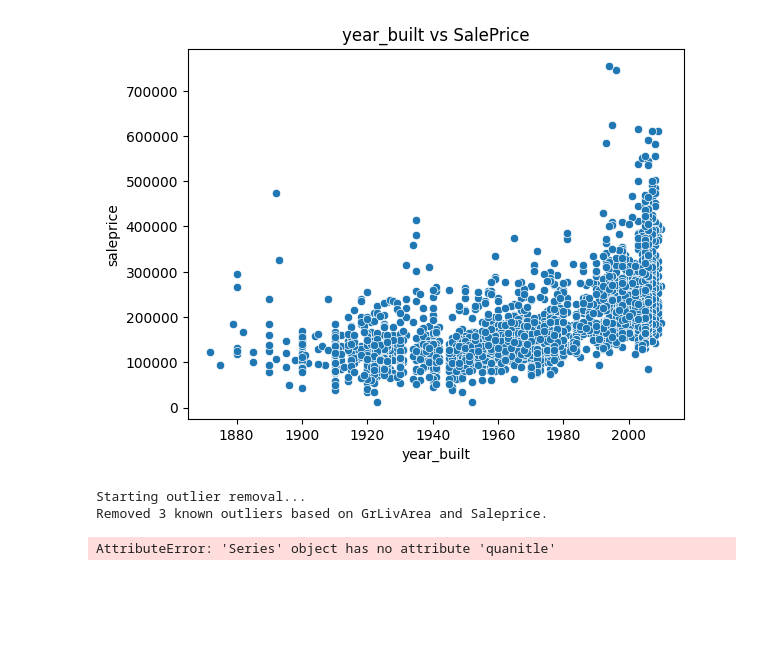
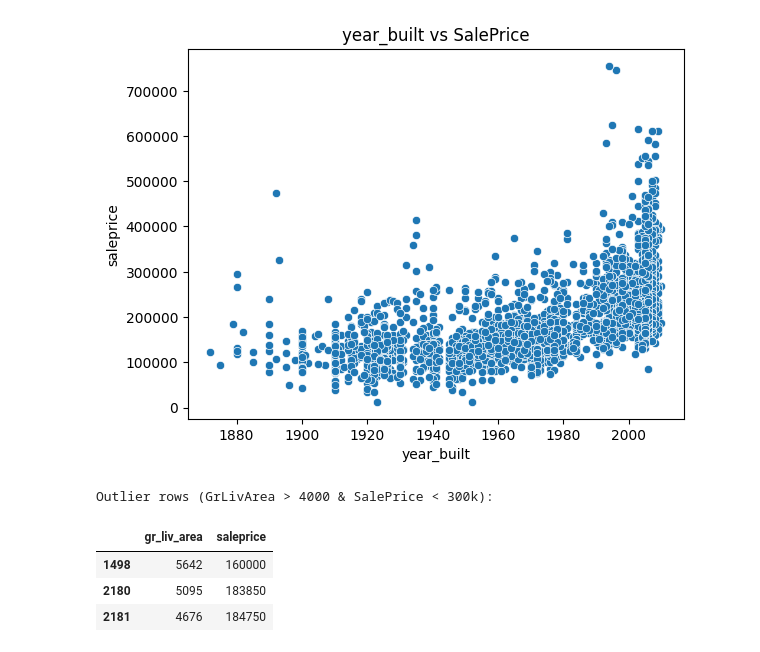
Before and after one commit to sahilrw/house-price-predictor, a Jupyter notebook: notebooks/01_eda.ipynb, the cells around one changed output. Cells and saved outputs as stored; diff of their text form; code cells hidden in the pictures; blank space fills up the shorter version.

```diff
--- a/notebooks/01_eda.ipynb
+++ b/notebooks/01_eda.ipynb
@@ -385,12 +385,13 @@ for col in features_to_check:
 [figure]
 [figure]
 [figure]
-# %%
-iqr_columns = ['gr_liv_area', 'lot_area', 'total_bsmt_sf', '1st_flr_sf', '2nd_flr_sf',
-    'garage_area', 'garage_cars', 'mas_vnr_area', 'overall_qual', 'year_built']
-
-df_clean = remove_extreme_outliers(df, iqr_columns=iqr_columns)
-# %% [output]
-Starting outlier removal...
-Removed 3 known outliers based on GrLivArea and Saleprice.
-AttributeError: 'Series' object has no attribute 'quanitle'
+# %%
+outlier_rows = df[((df['gr_liv_area'] > 4000) & (df['saleprice'] < 300000))]
+print("Outlier rows (GrLivArea > 4000 & SalePrice < 300k):")
+display(outlier_rows[['gr_liv_area', 'saleprice']])
+# %% [output]
+Outlier rows (GrLivArea > 4000 & SalePrice < 300k):
+|  | gr_liv_area | saleprice |
+| 1498 | 5642 | 160000 |
+| 2180 | 5095 | 183850 |
+| 2181 | 4676 | 184750 |
```
Also changed, not shown: parts of 11 cells of this notebook, 4 other files.
